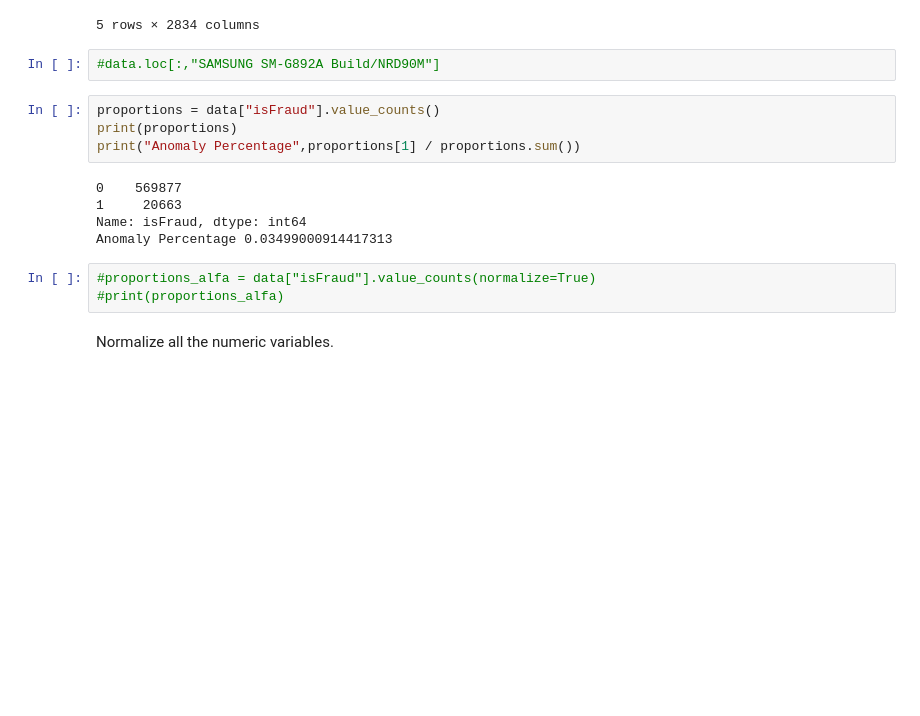
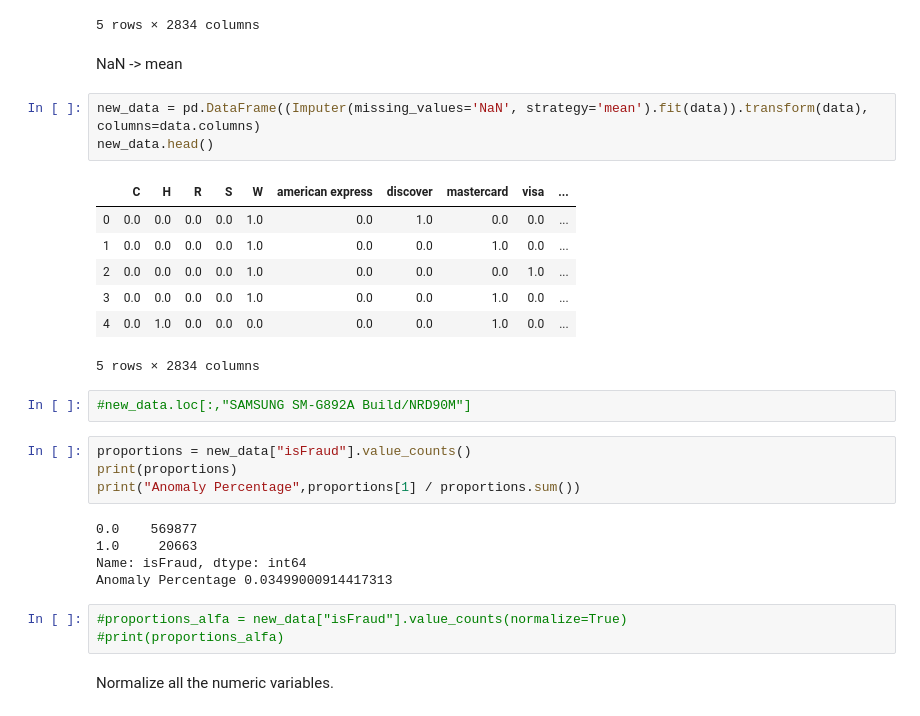
Before and after one commit to nanana710/dagmm, a Jupyter notebook: IEEE_FRAUD_DATA.ipynb, the cells around one changed output. Drawn from its saved outputs; the diff is of its cells as text; blank space fills up the shorter version.

```diff
--- a/IEEE_FRAUD_DATA.ipynb
+++ b/IEEE_FRAUD_DATA.ipynb
@@ -165,19 +166,32 @@ data.head()
 | 2987003 | 0 | 0 | 0 | 0 | 1 | 0 | 0 | 1 | 0 | ... |
 | 2987004 | 0 | 1 | 0 | 0 | 0 | 0 | 0 | 1 | 0 | ... |
 5 rows × 2834 columns
+# %% [markdown]
+NaN -> mean
+# %%
+new_data = pd.DataFrame((Imputer(missing_values='NaN', strategy='mean').fit(data)).transform(data), columns=data.columns)
+new_data.head()
+# %% [output]
+|  | C | H | R | S | W | american express | discover | mastercard | visa | ... |
+| 0 | 0.0 | 0.0 | 0.0 | 0.0 | 1.0 | 0.0 | 1.0 | 0.0 | 0.0 | ... |
+| 1 | 0.0 | 0.0 | 0.0 | 0.0 | 1.0 | 0.0 | 0.0 | 1.0 | 0.0 | ... |
+| 2 | 0.0 | 0.0 | 0.0 | 0.0 | 1.0 | 0.0 | 0.0 | 0.0 | 1.0 | ... |
+| 3 | 0.0 | 0.0 | 0.0 | 0.0 | 1.0 | 0.0 | 0.0 | 1.0 | 0.0 | ... |
+| 4 | 0.0 | 1.0 | 0.0 | 0.0 | 0.0 | 0.0 | 0.0 | 1.0 | 0.0 | ... |
+5 rows × 2834 columns
 # %%
-#data.loc[:,"SAMSUNG SM-G892A Build/NRD90M"]
+#new_data.loc[:,"SAMSUNG SM-G892A Build/NRD90M"]
 # %%
-proportions = data["isFraud"].value_counts()
+proportions = new_data["isFraud"].value_counts()
 print(proportions)
 print("Anomaly Percentage",proportions[1] / proportions.sum())
 # %% [output]
-0    569877
-1     20663
+0.0    569877
+1.0     20663
 Name: isFraud, dtype: int64
 Anomaly Percentage 0.03499000914417313
 # %%
-#proportions_alfa = data["isFraud"].value_counts(normalize=True)
+#proportions_alfa = new_data["isFraud"].value_counts(normalize=True)
 #print(proportions_alfa)
 # %% [markdown]
 Normalize all the numeric variables.
```
Also changed, not shown: parts of 11 cells of this notebook, 3 other files.
